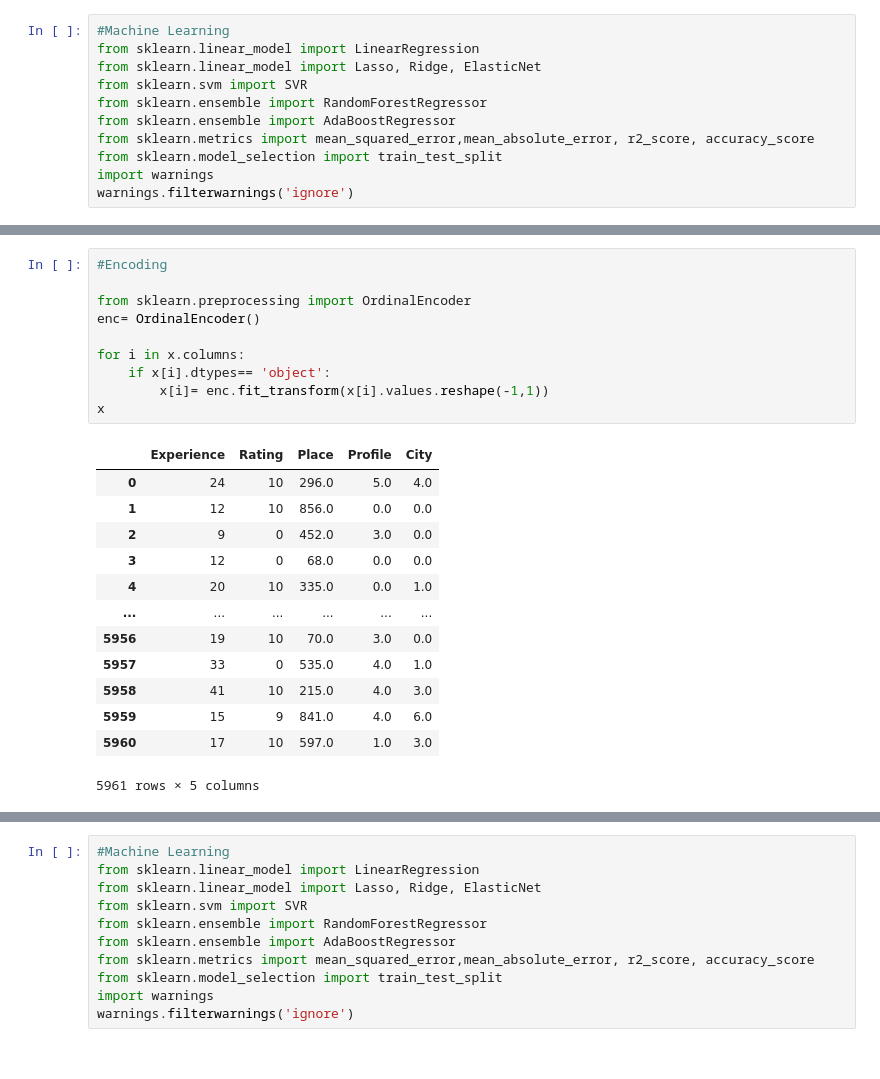
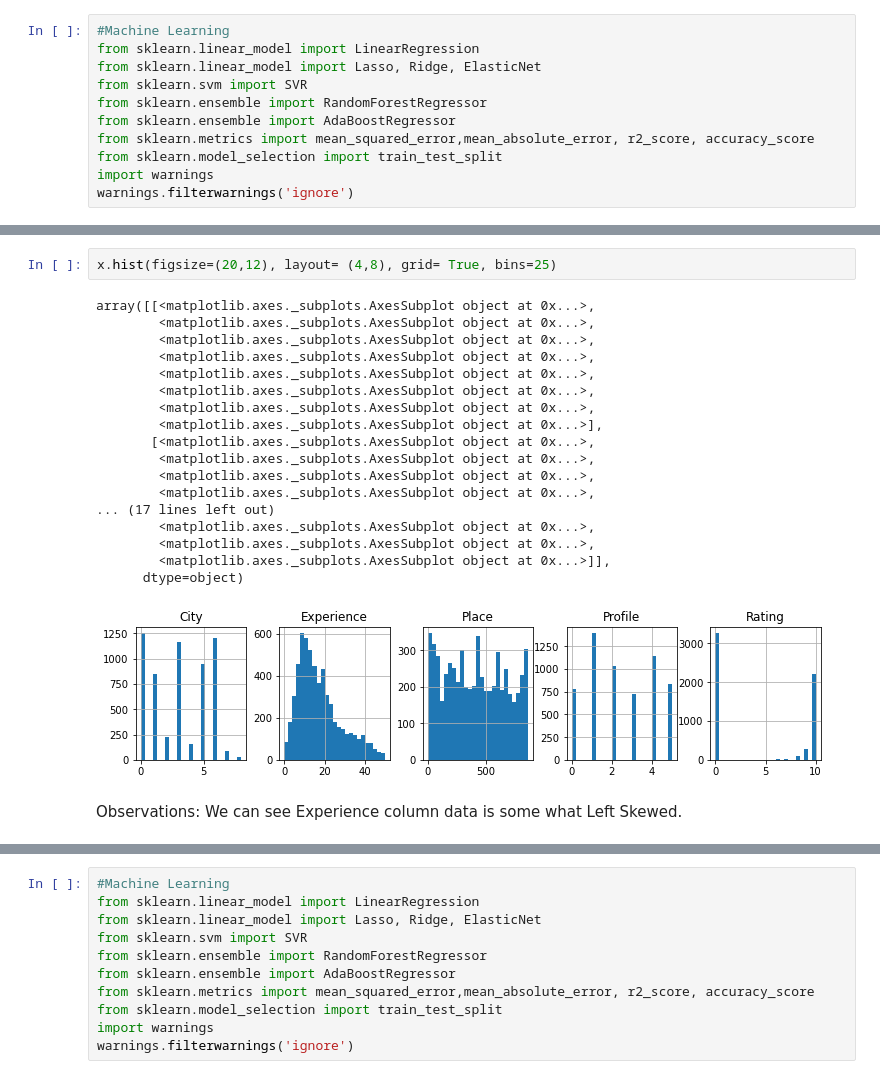
Before and after one commit to Vaibhavbanke6866/DataTrainedPracticeProjects, a Jupyter notebook: Doctor_Consultation_Fees_Project.ipynb, the cells around one changed output, grey strips where cells are left out. Cells and saved outputs as stored; diff of their text form.

```diff
--- a/Doctor_Consultation_Fees_Project.ipynb
+++ b/Doctor_Consultation_Fees_Project.ipynb
@@ -379,24 +450,23 @@ Name: Fees, Length: 5961, dtype: int64
-# %%
-#Encoding
-
-from sklearn.preprocessing import OrdinalEncoder
-enc= OrdinalEncoder()
-
-for i in x.columns:
-    if x[i].dtypes== 'object':
-        x[i]= enc.fit_transform(x[i].values.reshape(-1,1))
-x
-# %% [output]
-|  | Experience | Rating | Place | Profile | City |
-| 0 | 24 | 10 | 296.0 | 5.0 | 4.0 |
-| 1 | 12 | 10 | 856.0 | 0.0 | 0.0 |
-| 2 | 9 | 0 | 452.0 | 3.0 | 0.0 |
-| 3 | 12 | 0 | 68.0 | 0.0 | 0.0 |
-| 4 | 20 | 10 | 335.0 | 0.0 | 1.0 |
-| ... | ... | ... | ... | ... | ... |
-| 5956 | 19 | 10 | 70.0 | 3.0 | 0.0 |
-| 5957 | 33 | 0 | 535.0 | 4.0 | 1.0 |
-| 5958 | 41 | 10 | 215.0 | 4.0 | 3.0 |
-| 5959 | 15 | 9 | 841.0 | 4.0 | 6.0 |
-| 5960 | 17 | 10 | 597.0 | 1.0 | 3.0 |
-5961 rows × 5 columns
+# %%
+x.hist(figsize=(20,12), layout= (4,8), grid= True, bins=25)
+# %% [output]
+array([[<matplotlib.axes._subplots.AxesSubplot object at 0x...>,
+        <matplotlib.axes._subplots.AxesSubplot object at 0x...>,
+        <matplotlib.axes._subplots.AxesSubplot object at 0x...>,
+        <matplotlib.axes._subplots.AxesSubplot object at 0x...>,
+        <matplotlib.axes._subplots.AxesSubplot object at 0x...>,
+        <matplotlib.axes._subplots.AxesSubplot object at 0x...>,
+        <matplotlib.axes._subplots.AxesSubplot object at 0x...>,
+        <matplotlib.axes._subplots.AxesSubplot object at 0x...>],
+       [<matplotlib.axes._subplots.AxesSubplot object at 0x...>,
+        <matplotlib.axes._subplots.AxesSubplot object at 0x...>,
+        <matplotlib.axes._subplots.AxesSubplot object at 0x...>,
+        <matplotlib.axes._subplots.AxesSubplot object at 0x...>,
+... (17 lines left out)
+        <matplotlib.axes._subplots.AxesSubplot object at 0x...>,
+        <matplotlib.axes._subplots.AxesSubplot object at 0x...>,
+        <matplotlib.axes._subplots.AxesSubplot object at 0x...>]],
+      dtype=object)
+[figure, added]
+# %% [markdown]
+Observations: We can see Experience column data is some what Left Skewed.
```
Also changed, not shown: parts of 39 cells of this notebook.
